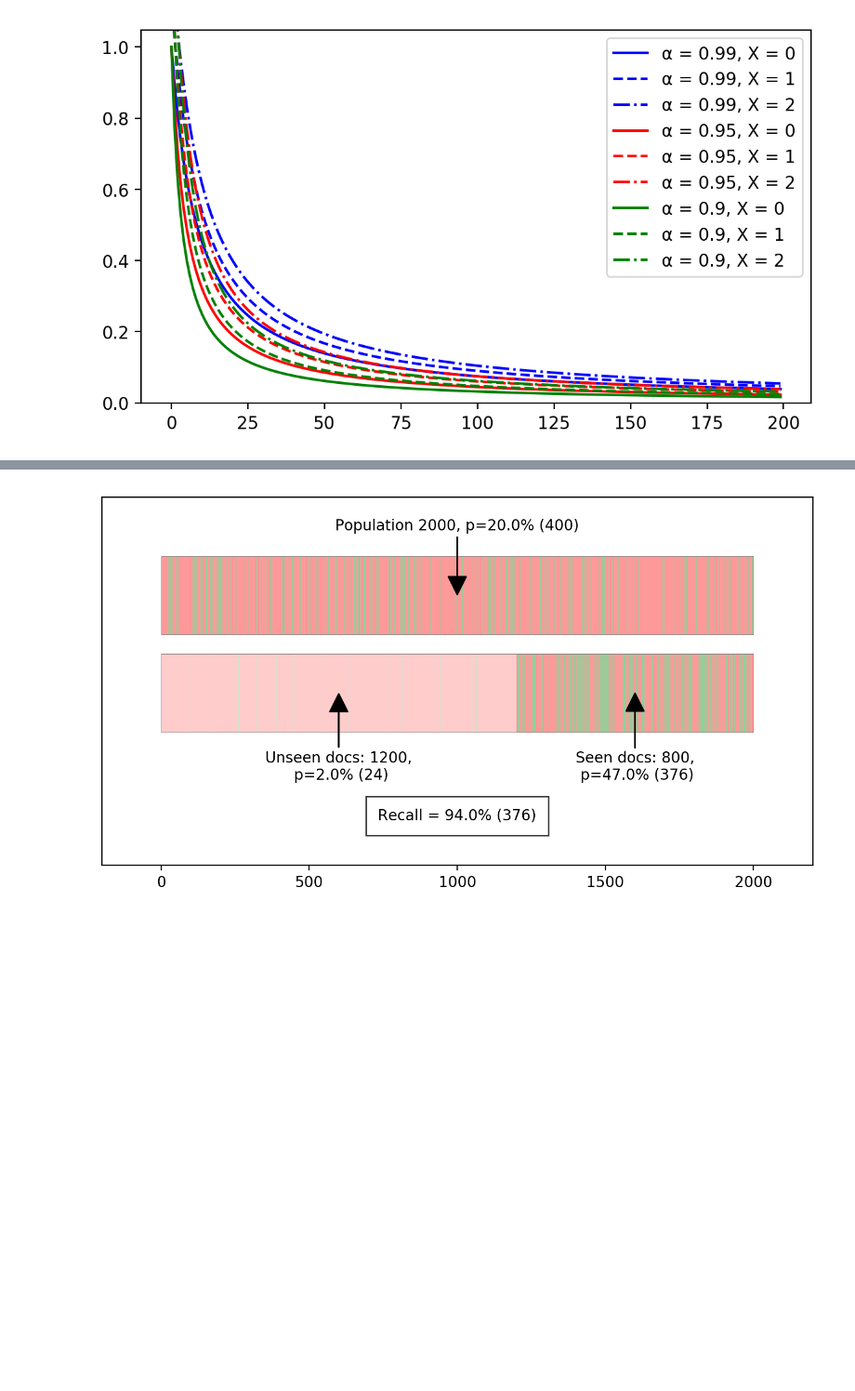
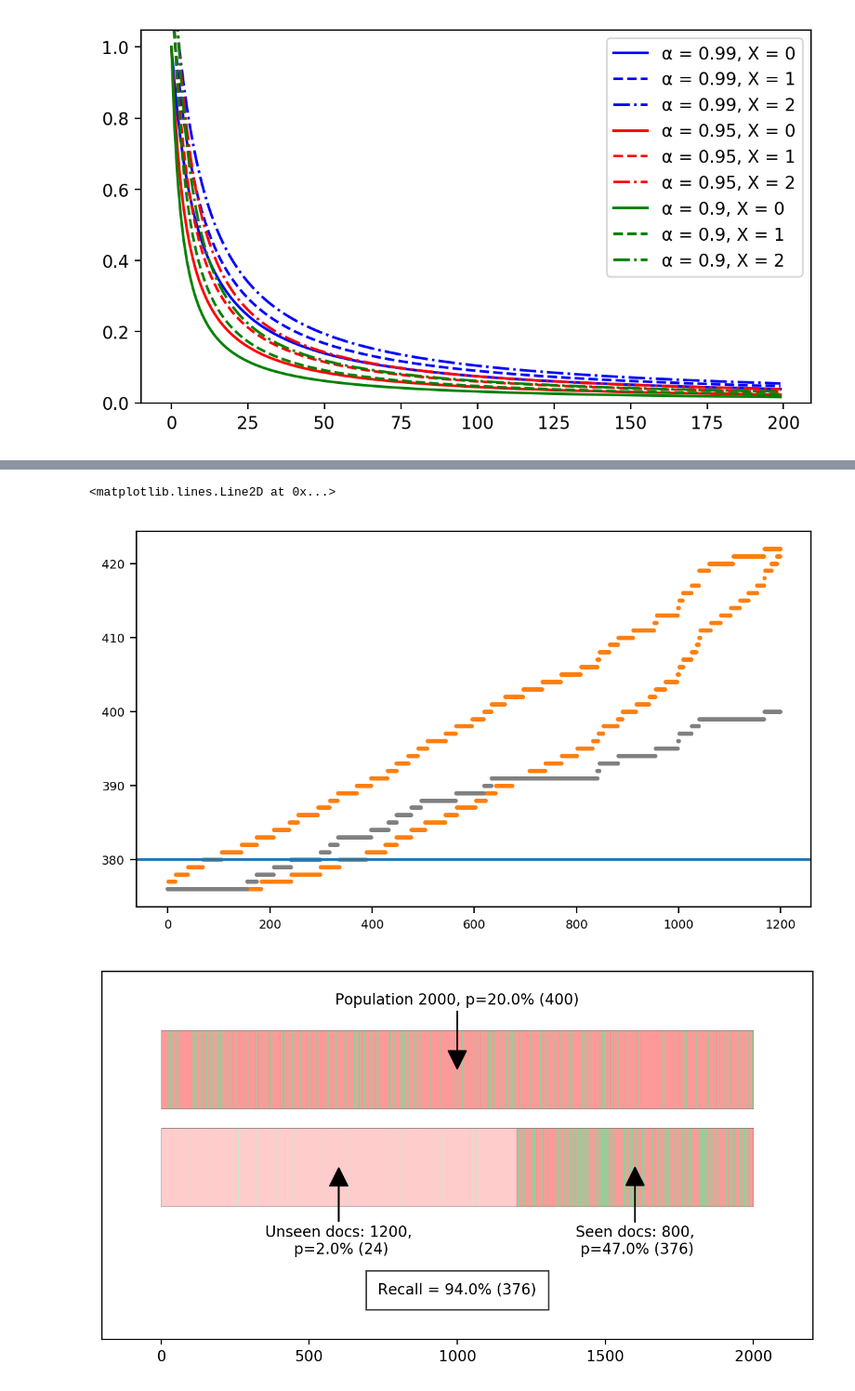
Before and after one commit to mcallaghan/rapid-screening, a Jupyter notebook: recall_calculation.ipynb, the cells around one changed output, grey strips where cells are left out. Shown at 93% size. Drawn from its saved outputs; the diff is of its cells as text; code cells hidden in the pictures; blank space fills up the shorter version.

```diff
--- a/recall_calculation.ipynb
+++ b/recall_calculation.ipynb
@@ -313,3 +339,14 @@ plt.savefig('images/sample_recall.png')
+# %%
+fig, ax = plt.subplots(dpi=200,figsize=(7,4))
+
+ax.scatter(xs, lintervals, s=2, c="C1")
+ax.scatter(xs, uintervals, s=2, c="C1")
+ax.scatter(xs, r_seen_path, s=2, c="grey")
+
+ax.axhline(N*p0*0.95)
+# %% [output]
+<matplotlib.lines.Line2D at 0x...>
+[figure, added]
 # %%
 fig, ax = plt.subplots(dpi=200,figsize=(7,4))
 calculate_proportions(p0, p1, n, N, ax)
```
Also changed, not shown: parts of 10 cells of this notebook, 13 other files.
